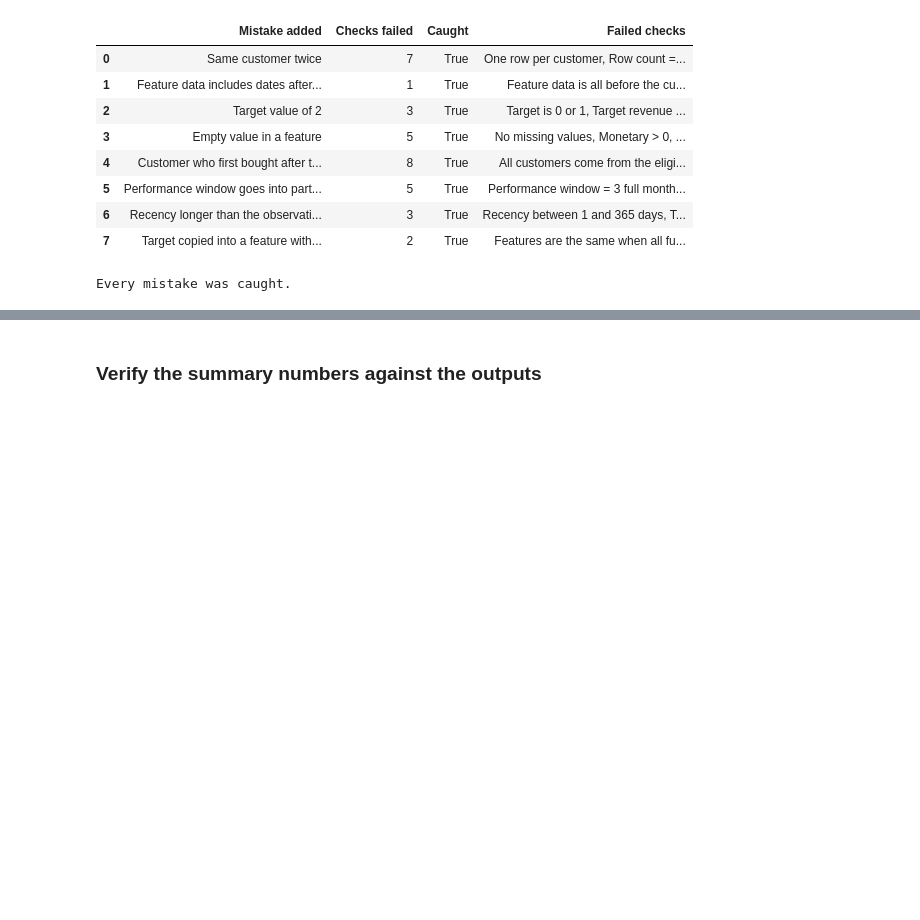
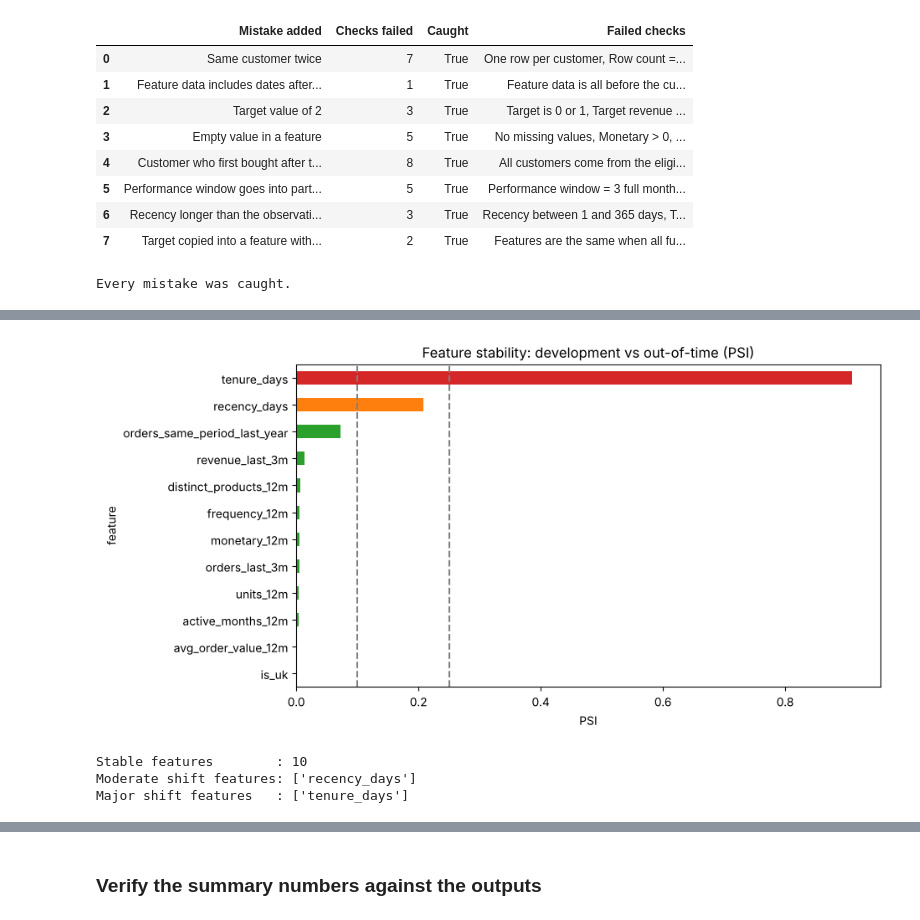
Before and after one commit to Pranavsangichetty/Axlero-Group3, a Jupyter notebook: Modelling_Base_Date_Coverage.ipynb, the cells around one changed output, grey strips where cells are left out. Cells and saved outputs as stored; diff of their text form; code cells hidden in the pictures; blank space fills up the shorter version.

```diff
--- a/Modelling_Base_Date_Coverage.ipynb
+++ b/Modelling_Base_Date_Coverage.ipynb
@@ -710,0 +856,24 @@ Every mistake was caught.
+# %%
+def psi(expected, actual, bins=10):
+    if expected.nunique() <= 10:      # few values (for example is_uk): compare each value
+        e = expected.value_counts(normalize=True)
+        a = actual.value_counts(normalize=True)
+        values = e.index.union(a.index)
+        e, a = e.reindex(values, fill_value=0), a.reindex(values, fill_value=0)
+    else:                             # many values: 10 groups made from the development data
+        edges = np.unique(np.quantile(expected, np.linspace(0, 1, bins + 1)))
+        edges[0], edges[-1] = -np.inf, np.inf
+        e = pd.cut(expected, edges).value_counts(normalize=True, sort=False)
+        a = pd.cut(actual, edges).value_counts(normalize=True, sort=False)
+    e, a = e.clip(lower=0.0001), a.clip(lower=0.0001)
+    return float(((a - e) * np.log(a / e)).sum())
+
+development = all_snapshots[all_snapshots['role'] == 'Development']
+out_of_time = all_snapshots[all_snapshots['role'] == 'Out-of-time test']
+
+stability = pd.DataFrame({'feature': feature_cols,
+                          'psi': [round(psi(development[c], out_of_time[c]), 3) for c in feature_cols]})
+stability['status'] = pd.cut(stability['psi'], [-np.inf, 0.10, 0.25, np.inf],
+                             labels=['Stable', 'Moderate shift', 'Major shift']).astype(str)
+stability = stability.sort_values('psi', ascending=False).reset_index(drop=True)
+stability
@@ -710,0 +894,18 @@ Every mistake was caught.
+# %%
+colors = stability['status'].map({'Stable': 'tab:green', 'Moderate shift': 'tab:orange', 'Major shift': 'tab:red'})
+stability.plot(x='feature', y='psi', kind='barh', legend=False, color=colors, figsize=(9, 5))
+plt.axvline(0.10, color='grey', linestyle='--')
+plt.axvline(0.25, color='grey', linestyle='--')
+plt.gca().invert_yaxis()
+plt.title('Feature stability: development vs out-of-time (PSI)')
+plt.xlabel('PSI')
+plt.show()
+
+print('Stable features        :', (stability['status'] == 'Stable').sum())
+print('Moderate shift features:', stability.loc[stability['status'] == 'Moderate shift', 'feature'].tolist())
+print('Major shift features   :', stability.loc[stability['status'] == 'Major shift', 'feature'].tolist())
+# %% [output]
+[figure, added]
+Stable features        : 10
+Moderate shift features: ['recency_days']
+Major shift features   : ['tenure_days']
```
Also changed, not shown: parts of 23 cells of this notebook.
